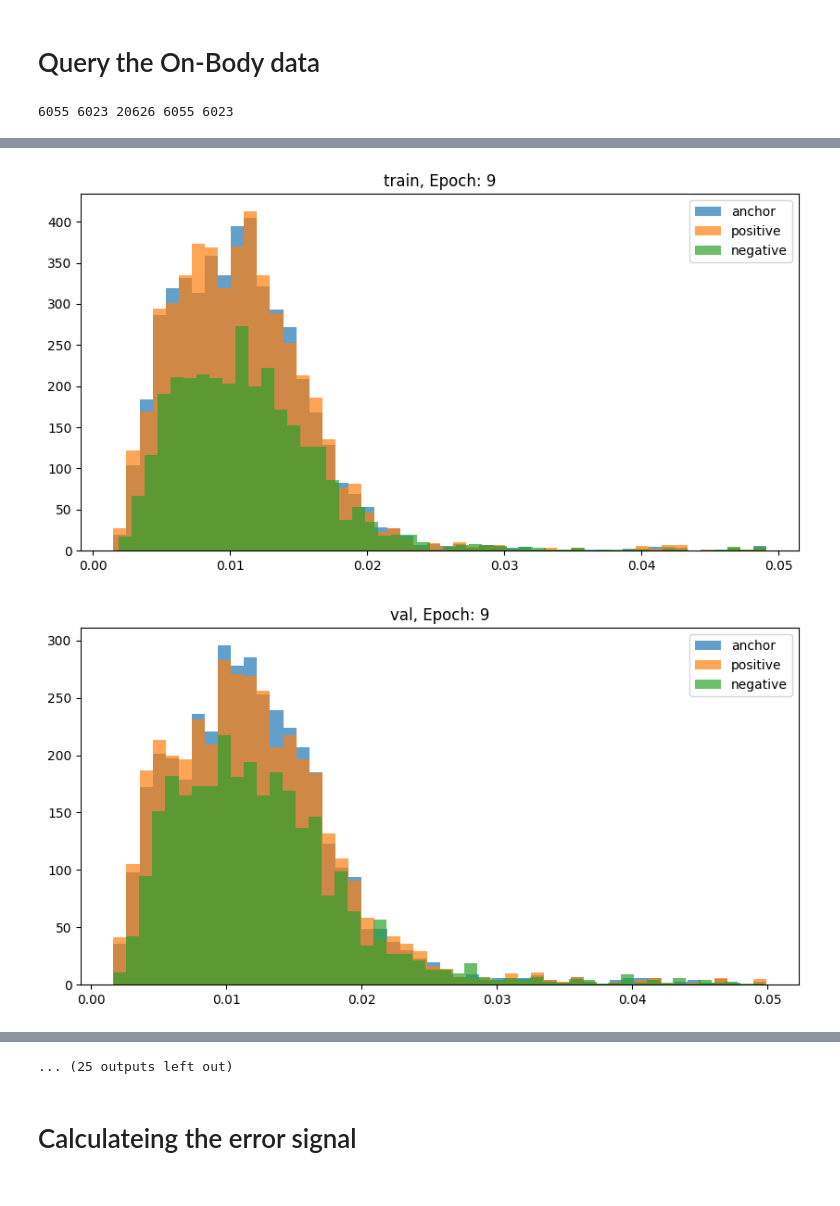
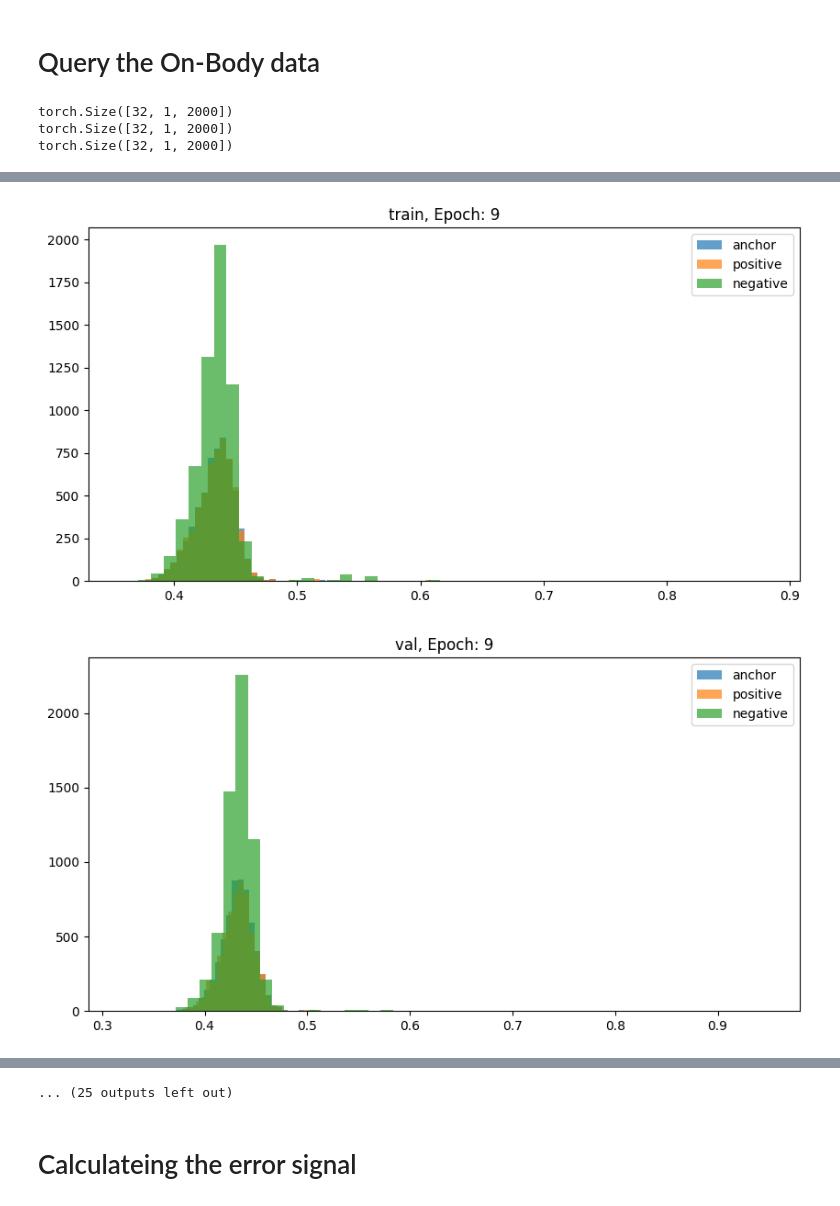
Before and after one commit to mkashani-phd/AnomolyDetection, a Jupyter notebook: VAE_LSTM.ipynb, the cells around one changed output, grey strips where cells are left out. Cells and saved outputs as stored; diff of their text form; code cells hidden in the pictures.

Commit message:
sample chopped back to 2000

```diff
--- a/VAE_LSTM.ipynb
+++ b/VAE_LSTM.ipynb
@@ -19,7 +19,7 @@ import src.IQ as IQ
 DEVICE = torch.device("cuda" if torch.cuda.is_available() else "cpu")
 print("Using DEVICE: ", DEVICE)
 
-SAMPLE_CHOPPED = 1000
+SAMPLE_CHOPPED = 2000
 
 myclient = pymongo.MongoClient("mongodb://localhost:27017/")
 # myclient = pymongo.MongoClient("mongodb://test:12345678910111213@SG-pine-beat-9444-57323.servers.mongodirector.com:27017/BLE")
@@ -143,18 +143,18 @@ class RFSignalTripletDataset(Dataset):
 
 
         # Convert to PyTorch tensors
-        anchor = torch.tensor(anchor, dtype=torch.float)
-        positive = torch.tensor(positive, dtype=torch.float)
-        negative = torch.tensor(negative, dtype=torch.float)
+        anchor = torch.tensor(anchor, dtype=torch.float).float().unsqueeze(0)
+        positive = torch.tensor(positive, dtype=torch.float).float().unsqueeze(0)
+        negative = torch.tensor(negative, dtype=torch.float).unsqueeze(0)
 
         return anchor, positive, negative
 # %%
 criterion = nn.MSELoss()
 
-alpha = 0.0
+alpha = 12.0
 beta = 1.0
 gamma = 1.0
-etta = 2.0
+etta = 12.0
 
 class TripletLoss(nn.Module):
     def __init__(self, margin=1.0):
@@ -167,10 +167,12 @@ class TripletLoss(nn.Module):
         distance_positive = (anchor_embed - positive_embed).pow(2).sum(1)
         distance_negative = (anchor_embed - negative_embed).pow(2).sum(1)
         losses = torch.relu(distance_positive - distance_negative + self.margin)
-        return (  alpha * losses.mean()
+        return (
+                alpha * losses.mean()
                 + beta  * criterion(anchor_recunstrcted, anchor)
                 + gamma * criterion(positive_recunstrcted, positive)
-                - etta  * criterion(negative_recunstrcted, negative))
+                - etta  * criterion(negative_recunstrcted, negative)
+                )
 # %%
 
 
@@ -274,7 +326,7 @@ class Autoencoder(nn.Module):
 #free up the GPU memory
 torch.cuda.empty_cache()
 # Assuming model is your neural network for embedding
-batch_size = 1
+batch_size = 32
 margin  = 1
 
 latent_dim = 128    # Latent space dimension
@@ -292,16 +344,22 @@ triplet_dataloader_val_plot = DataLoader(triplet_dataset_val, batch_size=1, shuf
 loss_function = TripletLoss(margin =margin).to(DEVICE)
 
 
-ONBODY_model = ConvLSTMAutoencoder(input_length=SAMPLE_CHOPPED, latent_dim=latent_dim).to(DEVICE)
+ONBODY_model = ConvAutoencoder().to(DEVICE)
 optimizer = optim.Adam(ONBODY_model.parameters(), lr=1e-4)
-# %%
-print(len(onBody),len(onBody_Val) , len(dfAnomoly), len(triplet_dataset), len(triplet_dataset_val))
-# %% [output]
-6055 6023 20626 6055 6023
+# %%
+for i,j,k in triplet_dataloader:
+    print(i.size())
+    print(j.size())
+    print(k.size())
+    break
+# %% [output]
+torch.Size([32, 1, 2000])
+torch.Size([32, 1, 2000])
+torch.Size([32, 1, 2000])
 # %%
 epochs = 128 # Number of epochs
 
-Threshold = .05
+Threshold = 100
 
 for epoch in range(epochs):
     total_loss = 0
@@ -407,5 +465,5 @@ for epoch in range(epochs):
 
 
 #save the model
-torch.save(ONBODY_model.state_dict(), 'Models/TripletLoss.pth')
+torch.save(ONBODY_model.state_dict(), 'Models/TripletLossCONV_VAE.pth')
 # %% [output]
@@ -422,2 +480,2 @@ Epoch 10, Loss: -7718.73193359375, Val Loss: -4348.9365234375
-[figure, old version]
+[figure, new version]
-[figure, old version]
+[figure, new version]
```
Also changed, not shown: parts of 6 cells of this notebook.
